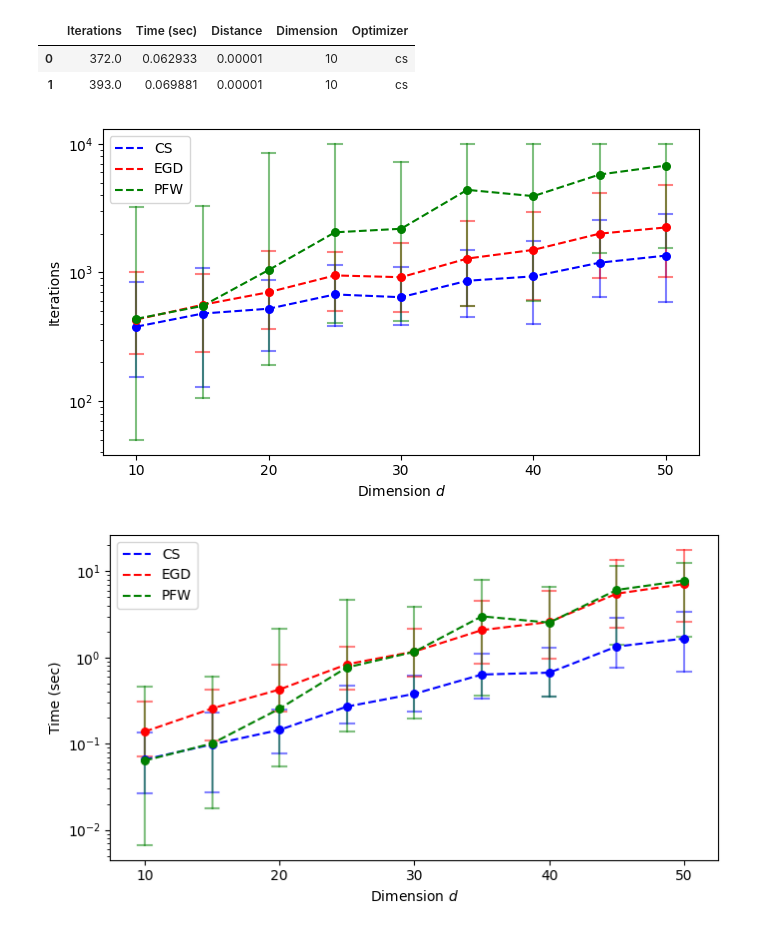
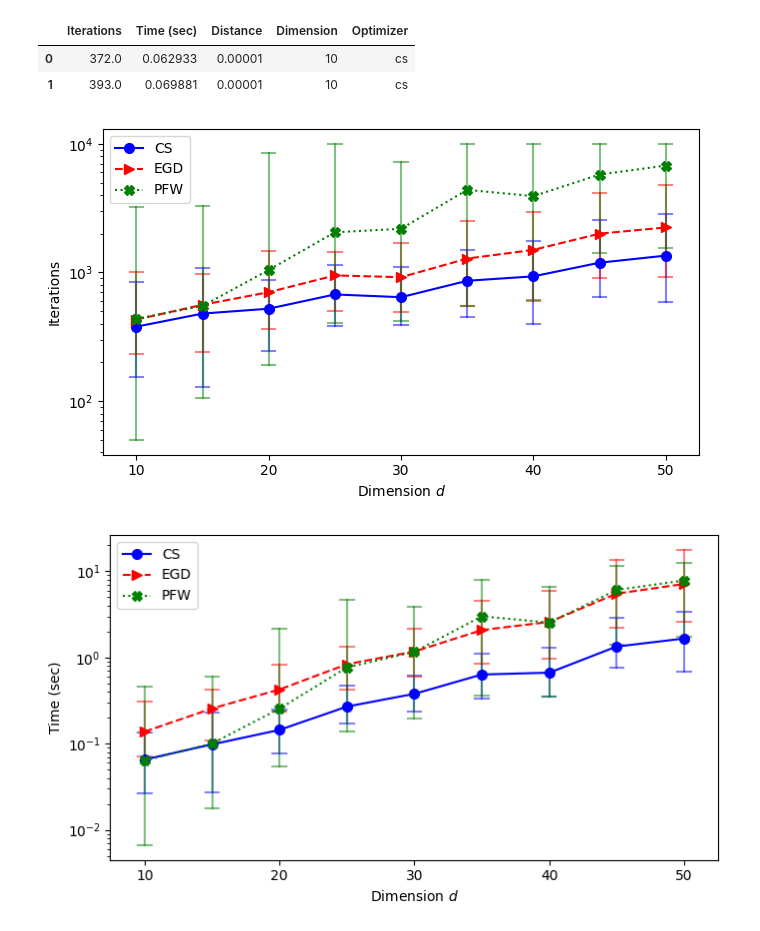
Before and after one commit to infamoussoap/ConvexHull, a Jupyter notebook: Results/Convex_Hull_Results_Plots.ipynb, the cells around one changed output. Cells and saved outputs as stored; diff of their text form; code cells hidden in the pictures.

Commit message:
updating plot figures

```diff
--- a/Results/Convex_Hull_Results_Plots.ipynb
+++ b/Results/Convex_Hull_Results_Plots.ipynb
@@ -38,6 +38,8 @@ results["Optimizer"] = results["Optimizer"].apply(lambda x: x.upper())
 # %%
 optimizers = ['CS', 'EGD', 'PFW']
 colors = ['blue', 'red', 'green']
+markers = ["o", ">", "X"]
+line_styles = ['-', '--', ':']
 # %%
 bar_length = 0.5
 # %%
@@ -49,11 +51,9 @@ std_values = results.groupby(['Optimizer', 'Dimension']).std()
 col = 'Iterations'
 
 plt.figure(figsize=(7, 4))
-for color, optimizer in zip(colors, optimizers):
-    plt.plot(mean_values.loc[optimizer][col], '--',
-             label=optimizer, color=color, zorder=3)
-    plt.scatter(mean_values.loc[optimizer].index, mean_values.loc[optimizer][col],
-                s=30, color=color, zorder=3)
+for color, optimizer, marker, line_style in zip(colors, optimizers, markers, line_styles):
+    plt.plot(mean_values.loc[optimizer][col], linestyle=line_style, marker=marker,
+             label=optimizer, color=color, zorder=3, markersize=7)
 
     for i in std_values.loc[optimizer].index:
         mean = mean_values.loc[optimizer].loc[i, col]
@@ -77,37 +77,35 @@ plt.legend()
 plt.yscale('log')
 plt.savefig("iterations.png", dpi=150)
 # %% [output]
-[figure, old version]
+[figure, new version]
 # %%
 col = 'Time (sec)'
 
 plt.figure(figsize=(7, 4))
-for color, optimizer in zip(colors, optimizers):
-    plt.plot(mean_values.loc[optimizer][col], '--',
-             label=optimizer, color=color, zorder=3)
-    plt.scatter(mean_values.loc[optimizer].index, mean_values.loc[optimizer][col],
-                s=30, color=color, zorder=3)
+for color, optimizer, marker, line_style in zip(colors, optimizers, markers, line_styles):
+    plt.plot(mean_values.loc[optimizer][col], linestyle=line_style, marker=marker,
+             label=optimizer, color=color, zorder=3, markersize=7)
 
     for i in std_values.loc[optimizer].index:
         mean = mean_values.loc[optimizer].loc[i, col]
         std = std_values.loc[optimizer].loc[i, col]
         min_ = min_values.loc[optimizer].loc[i, col]
         max_ = max_values.loc[optimizer].loc[i, col]
 
         plt.plot([i, i], [min_, max_], alpha=0.5, color=color)
 
         plt.plot([i - bar_length, i + bar_length], [min_, min_],
                  alpha=0.5, color=color, zorder=1)
         plt.plot([i - bar_length, i + bar_length], [max_, max_],
                  alpha=0.5, color=color, zorder=1)
 
 plt.xlabel("Dimension $d$", size=10)
 plt.ylabel(col, size=10)
 
 plt.tight_layout()
 
 plt.legend()
 plt.yscale('log')
 plt.savefig("time.png", dpi=150)
 # %% [output]
-[figure, old version]
+[figure, new version]
```
Also changed, not shown: 2 other files.
